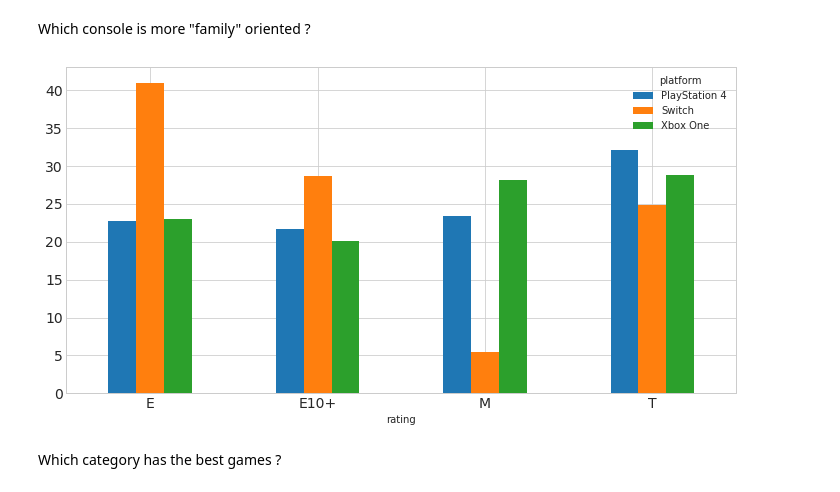
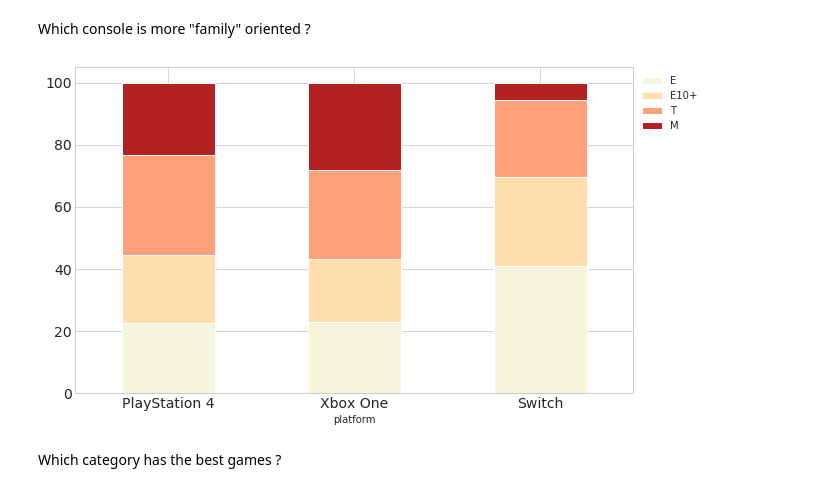
Before and after one commit to martinpella/metacritic, a Jupyter notebook: eda.ipynb, the cells around one changed output. Drawn from its saved outputs; the diff is of its cells as text; code cells hidden in the pictures.

Commit message:
Modified ratings plot

```diff
--- a/eda.ipynb
+++ b/eda.ipynb
@@ -489,9 +489,19 @@ df['rating'].value_counts().plot.bar(figsize=(12, 6), rot=0);
 Which console is more "family" oriented ?
 # %%
 qty = df.loc[(df['rating'].isnull() == False) & (df['rating'] != 'RP')].groupby('platform')['title'].count()
-((df.loc[df['rating'] != 'RP'].groupby(['platform', 'rating'])['title'].count().unstack().transpose() / qty) * 100).plot.bar(figsize=(12, 6), rot=0);
+#((df.loc[df['rating'] != 'RP'].groupby(['platform', 'rating'])['title'].count().unstack().transpose() / qty) * 100).plot.bar(figsize=(12, 6), rot=0);
+rat = (df.loc[df['rating'] != 'RP'].groupby(['platform', 'rating'])['title'].count().unstack().transpose() / qty) * 100
+rat = rat[['PlayStation 4', 'Xbox One', 'Switch']]
-# %% [output]
-[figure, removed]
+# %%
+fig = plt.figure(figsize = (10,6))
+ax = fig.add_subplot(1, 1, 1)
+rat.iloc[0].plot.bar(ax=ax, color='beige', edgecolor='white', label=rat.index[0]);
+rat.iloc[1].plot.bar(ax=ax, bottom=rat.iloc[0], color='navajowhite', edgecolor='white', label=rat.index[1]);
+rat.iloc[3].plot.bar(ax=ax, bottom=rat.iloc[:2].sum().values, color='lightsalmon', edgecolor='white', label=rat.index[3]);
+rat.iloc[2].plot.bar(ax=ax, bottom=(rat.iloc[:2].sum() + rat.iloc[3]).values, color='firebrick', edgecolor='white', label=rat.index[2], rot=0);
+ax.legend(loc='upper left', bbox_to_anchor=(1, 1), ncol=1);
+# %% [output]
+[figure, added]
 # %% [markdown]
 Which category has the best games ?
 # %%
```
